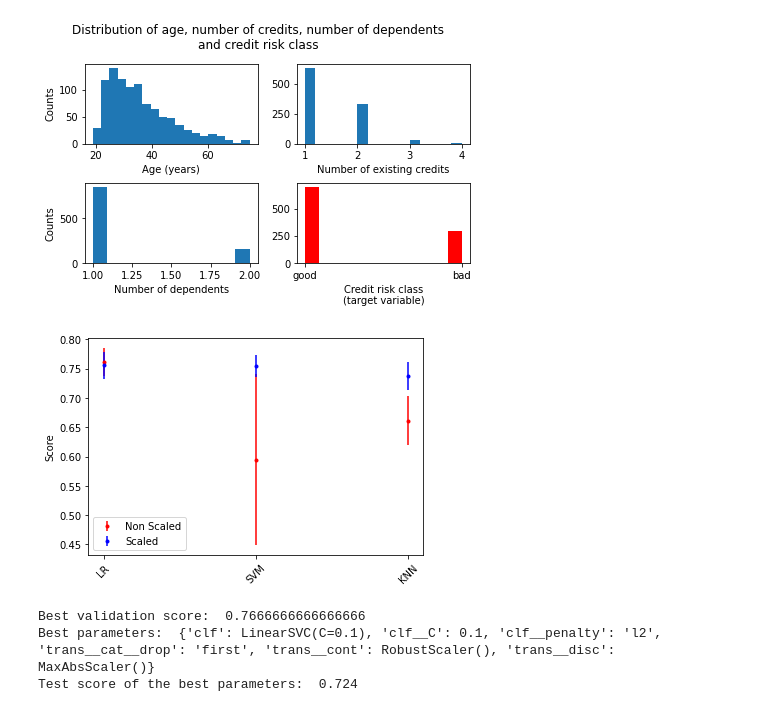
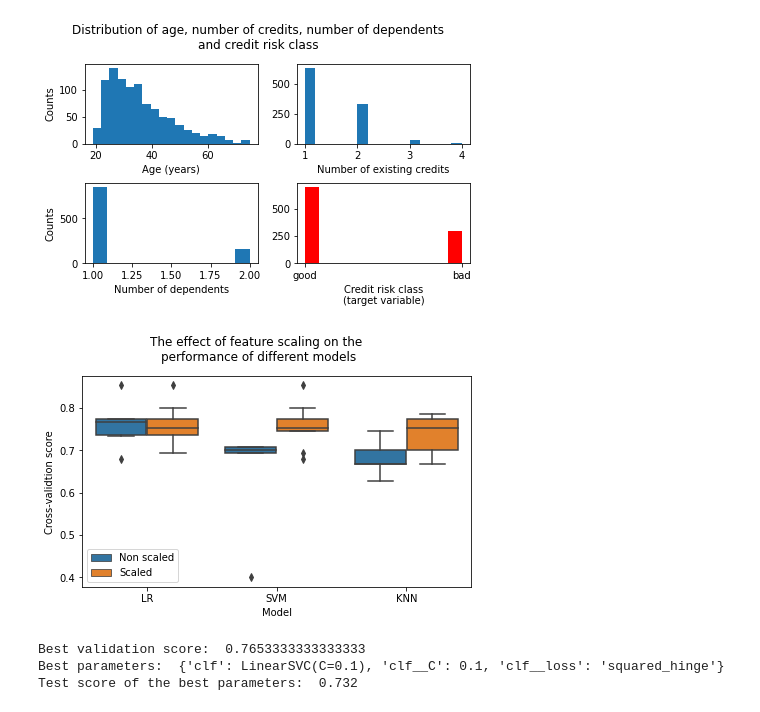
Before and after one commit to ungaroluis/applied-ml-2020, a Jupyter notebook: hw2/part1.ipynb, the cells around one changed output. Saved outputs shown, nothing was run; the diff lists cells and outputs as text; code cells hidden in the pictures.

```diff
--- a/hw2/part1.ipynb
+++ b/hw2/part1.ipynb
@@ -92,78 +93,63 @@ plt.show()
 # %%
 # Train-test-validation split
 X = data.loc[:, data.columns != 'class']
 y = data['class']
 
 X_train_val, X_test, y_train_val, y_test = train_test_split(X, y, random_state=0)
 
+# Initializing variables for storing the score data
+score_data = {'Model': [], 'Preprocessing': [], 'Scores': []}
+model_data = [('LR', LogisticRegression()), ('SVM', LinearSVC()), ('KNN', KNeighborsClassifier())]
+
 # Perform only the required preprocessing of categorical features
 X_train_val_trans = pd.get_dummies(X_train_val, columns=cat_cols)
 
-get_score_no_pipe = lambda model: cross_val_score(model, X_train_val_trans, y_train_val)
-
-non_scaled_scores = dict()
-
-non_scaled_scores['LR'] = get_score_no_pipe(LogisticRegression())
-non_scaled_scores['SVM'] = get_score_no_pipe(LinearSVC())
-non_scaled_scores['KNN'] = get_score_no_pipe(KNeighborsClassifier())
+for name, model in model_data:
+    score_data['Model'].append(name)
+    score_data['Preprocessing'].append('Non scaled')
+    score_data['Scores'].append(cross_val_score(model, X_train_val_trans, y_train_val, cv=10))
 
 # Creating column transformer and fitting with pipelines
 col_trans = ColumnTransformer([
     ('cont', RobustScaler(), ['duration', 'credit_amount', 'age']),
     ('disc', MinMaxScaler(), ['installment_commitment', 'residence_since', 'existing_credits', 'num_dependents']),
     ('cat', OneHotEncoder(), cat_cols)
 ])
 
-get_score_pipe = lambda model: cross_val_score(make_pipeline(col_trans, model), X_train_val, y_train_val)
+for name, model in model_data:
+    score_data['Model'].append(name)
+    score_data['Preprocessing'].append('Scaled')
+    score_data['Scores'].append(cross_val_score(make_pipeline(col_trans, model), X_train_val, y_train_val, cv=10))
 
-scaled_scores = dict()
+# Box plots of the models' performance
+fig, ax = plt.subplots(constrained_layout=True)
 
-scaled_scores['LR'] = get_score_pipe(LogisticRegression())
-scaled_scores['SVM'] = get_score_pipe(LinearSVC())
-scaled_scores['KNN'] = get_score_pipe(KNeighborsClassifier())
+fig.suptitle('The effect of feature scaling on the \nperformance of different models')
+ax.set_xlabel('Model')
+ax.set_ylabel('Cross-validtion score')
 
-# Plotting mean and std of the scores (instead of box plot because we only have 5 samples)
-ax = plt.subplot()
-
-ax.set_ylabel('Score')
-
-ax.set_xticklabels(non_scaled_scores.keys(), rotation=45)
-ax.set_xticks(range(len(non_scaled_scores)))
-
-ax.errorbar(range(len(non_scaled_scores)),
-            np.mean(list(non_scaled_scores.values()), axis=1),
-            np.std(list(non_scaled_scores.values()), axis=1),
-            linestyle='None', marker='.', color='r', label='Non Scaled')
-
-ax.errorbar(range(len(scaled_scores)),
-            np.mean(list(scaled_scores.values()), axis=1),
-            np.std(list(scaled_scores.values()), axis=1),
-            linestyle='None', marker='.', color='b', label='Scaled')
+sns.boxplot(x=score_data['Model'], y=score_data['Scores'], hue=score_data['Preprocessing'], ax=ax)
 
 ax.legend()
 
 plt.show()
 # %% [output]
-[figure, old version]
+[figure, new version]
 # %%
-# Create Pipeline and parameter grid
+# Create pipeline and parameter grid (leaving out transformer tunning for simplicity of visualization)
 pipe = Pipeline([
     ('trans', col_trans),
     ('clf', LogisticRegression())
 ])
 
-col_trans_params = {
-    'trans__cont': [StandardScaler(), RobustScaler(), QuantileTransformer(output_distribution='normal')],
-    'trans__disc': [MinMaxScaler(), MaxAbsScaler()],
-    'trans__cat__drop': [None, 'first']}
-
 param_grid = [
-    {**col_trans_params,
-     'clf': [LogisticRegression(), LinearSVC()],
-     'clf__C': 10 ** np.arange(-2, 4, dtype=float),
-     'clf__penalty': [None, 'l1', 'l2']},
-    {**col_trans_params,
-     'clf': [KNeighborsClassifier()],
+    {'clf': [LogisticRegression(penalty='elasticnet', solver='saga')],
+     'clf__C': np.logspace(-2, 3, 6),
+     'clf__l1_ratio': np.linspace(0, 1, 6)},
+    {'clf': [LinearSVC()],
+     'clf__C': np.logspace(-2, 3, 6),
+     'clf__loss': ['hinge', 'squared_hinge']},
+    {'clf': [KNeighborsClassifier()],
      'clf__n_neighbors': np.arange(1, 10),
      'clf__weights': ['uniform', 'distance']}
 ]
@@ -172,8 +158,10 @@ param_grid = [
 grid = GridSearchCV(pipe, param_grid)
 grid.fit(X_train_val, y_train_val)
 
-print('Best validation score: ', grid.best_score_, '\nBest parameters: ', grid.best_params_, '\nTest score of the best parameters: ', grid.score(X_test, y_test))
+print('Best validation score: ', grid.best_score_,
+      '\nBest parameters: ', grid.best_params_,
+      '\nTest score of the best parameters: ', grid.score(X_test, y_test))
 # %% [output]
-Best validation score:  0.7666666666666666
-Best parameters:  {'clf': LinearSVC(C=0.1), 'clf__C': 0.1, 'clf__penalty': 'l2', 'trans__cat__drop': 'first', 'trans__cont': RobustScaler(), 'trans__disc': MaxAbsScaler()}
-Test score of the best parameters:  0.724
+Best validation score:  0.7653333333333333
+Best parameters:  {'clf': LinearSVC(C=0.1), 'clf__C': 0.1, 'clf__loss': 'squared_hinge'}
+Test score of the best parameters:  0.732
```
Also changed, not shown: parts of 3 cells of this notebook.
